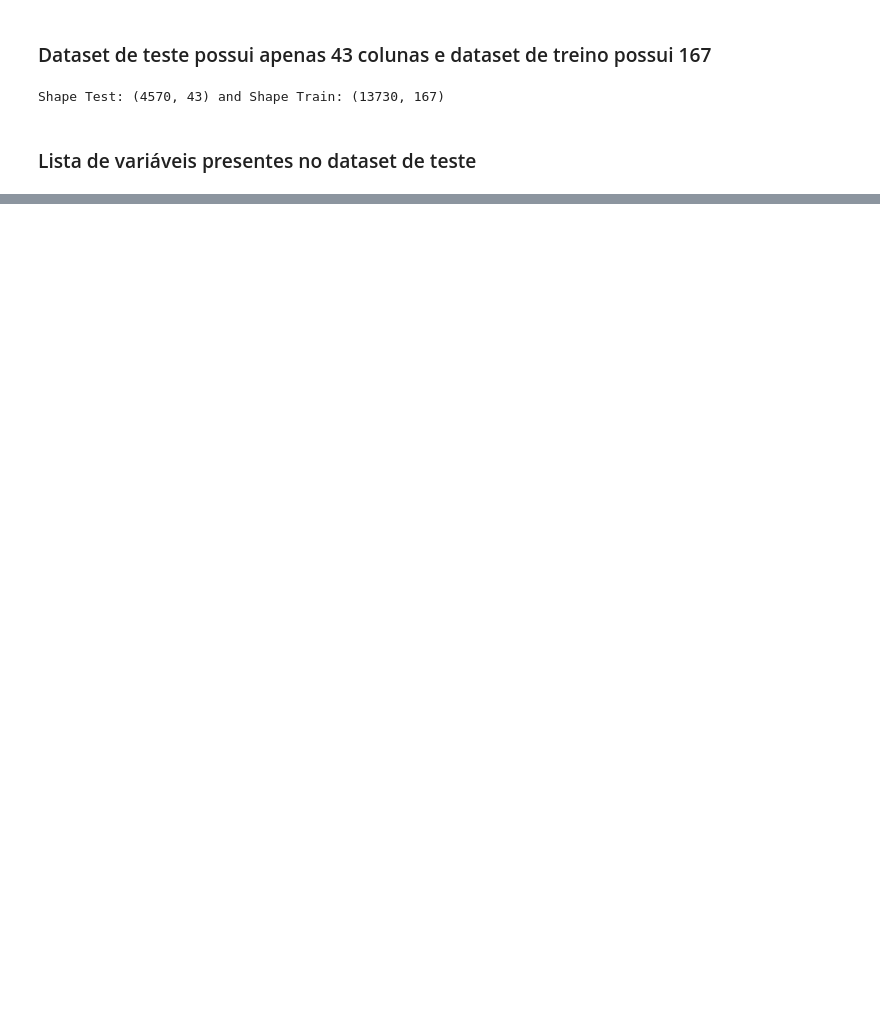
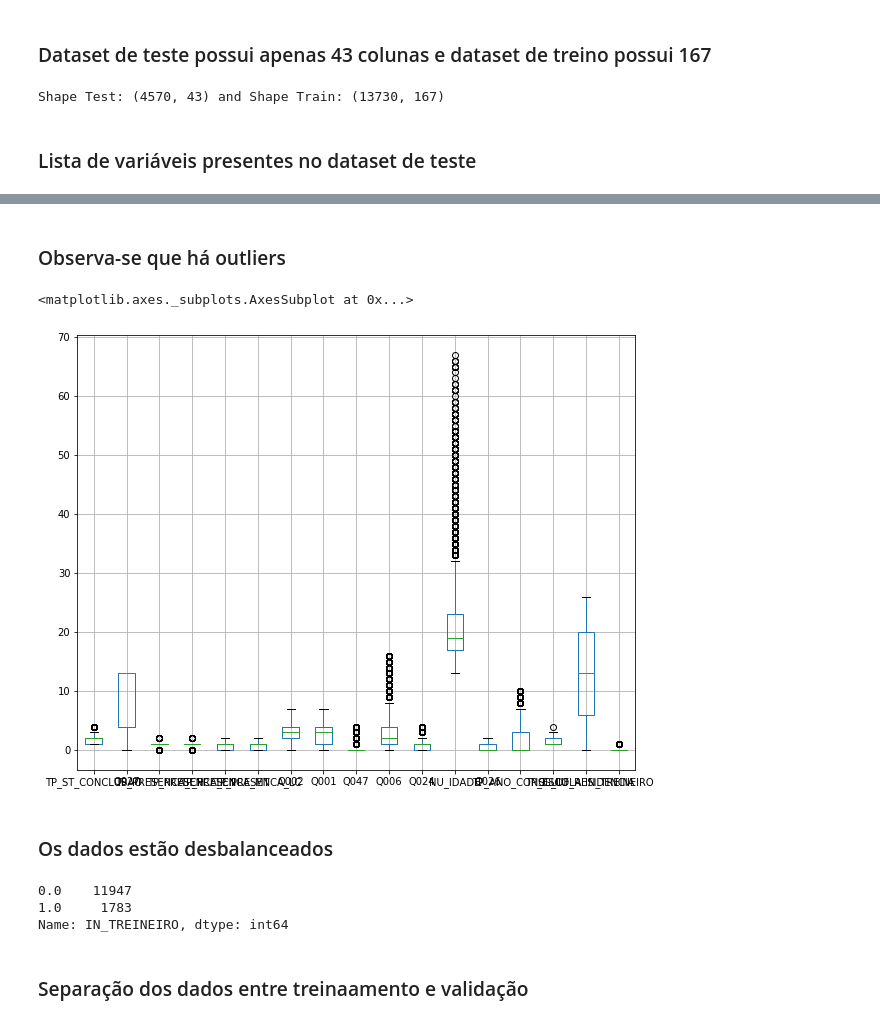
Before and after one commit to vitorpbarbosa7/codenation_1, a Jupyter notebook: enem-4/main.ipynb, the cells around one changed output, grey strips where cells are left out. Drawn from its saved outputs; the diff is of its cells as text; code cells hidden in the pictures; blank space fills up the shorter version.

```diff
--- a/enem-4/main.ipynb
+++ b/enem-4/main.ipynb
@@ -343,0 +125,2 @@ test_nota[['NU_INSCRICAO','NU_NOTA_MT']].to_csv("answer.csv", sep=',', index=Fal
+# %%
+corr_pos = list(corr.IN_TREINEIRO.sort_values(ascending= False)[1:12].index); corr_pos
@@ -343,0 +153,2 @@ test_nota[['NU_INSCRICAO','NU_NOTA_MT']].to_csv("answer.csv", sep=',', index=Fal
+# %%
+corr_neg = list(corr.IN_TREINEIRO.sort_values(ascending=True)[:5].index); corr_neg
@@ -343,0 +157,2 @@ test_nota[['NU_INSCRICAO','NU_NOTA_MT']].to_csv("answer.csv", sep=',', index=Fal
+# %%
+corr_list = corr_pos + corr_neg; corr_list
@@ -343,0 +178,5 @@ test_nota[['NU_INSCRICAO','NU_NOTA_MT']].to_csv("answer.csv", sep=',', index=Fal
+# %%
+train  = train[corr_list + ['IN_TREINEIRO']]
+test = test[corr_list]
+
+print(f'Train columns {train.columns} and test columns {test.columns}')
@@ -343,0 +216,18 @@ test_nota[['NU_INSCRICAO','NU_NOTA_MT']].to_csv("answer.csv", sep=',', index=Fal
+# %% [markdown]
+### Observa-se que há outliers
+# %%
+plt.figure(figsize = (10,8))
+train.boxplot()
+# %% [output]
+<matplotlib.axes._subplots.AxesSubplot at 0x...>
+[figure, added]
+# %% [markdown]
+### Os dados estão desbalanceados
+# %%
+train.IN_TREINEIRO.value_counts()
+# %% [output]
+0.0    11947
+1.0     1783
+Name: IN_TREINEIRO, dtype: int64
+# %% [markdown]
+### Separação dos dados entre treinaamento e validação
```
Also changed, not shown: parts of 64 cells of this notebook, 13 other files.
